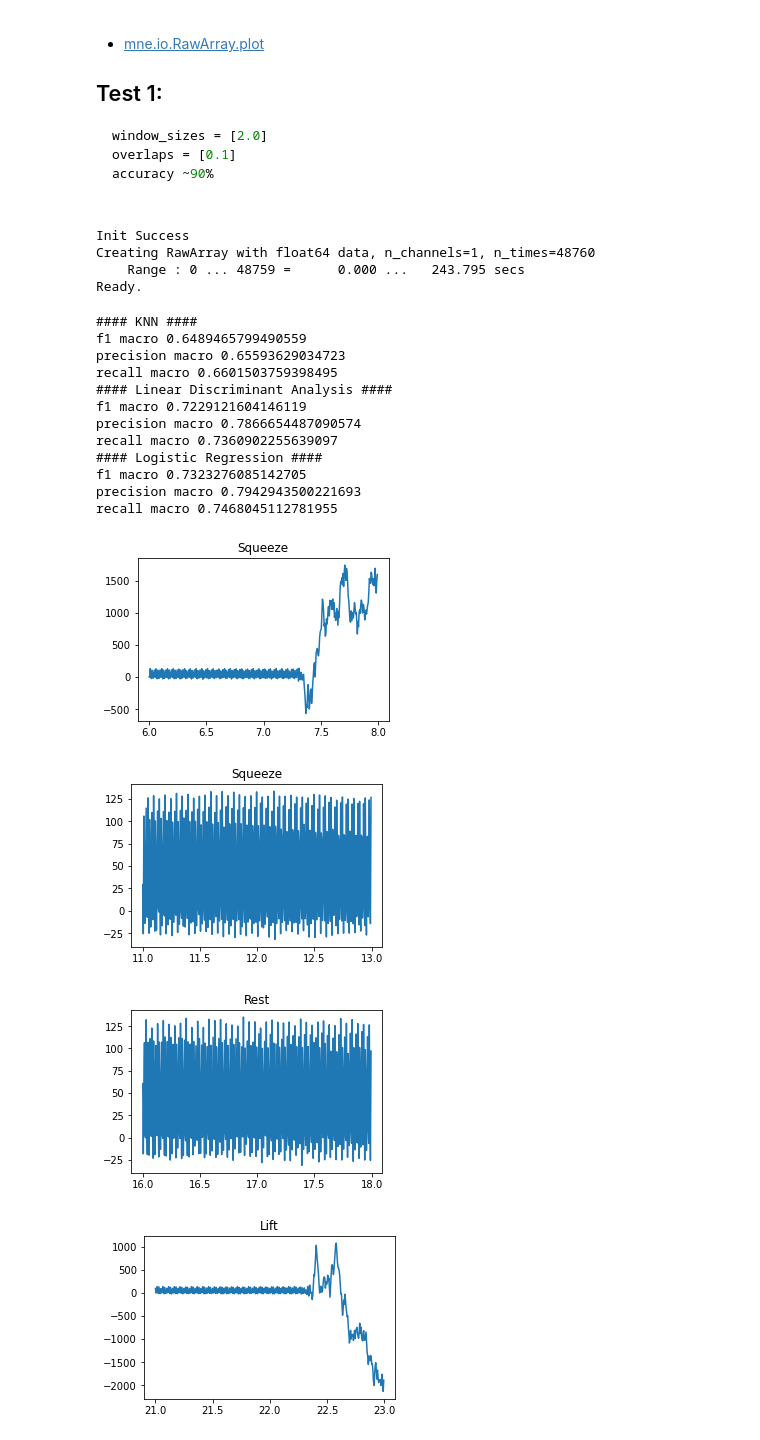
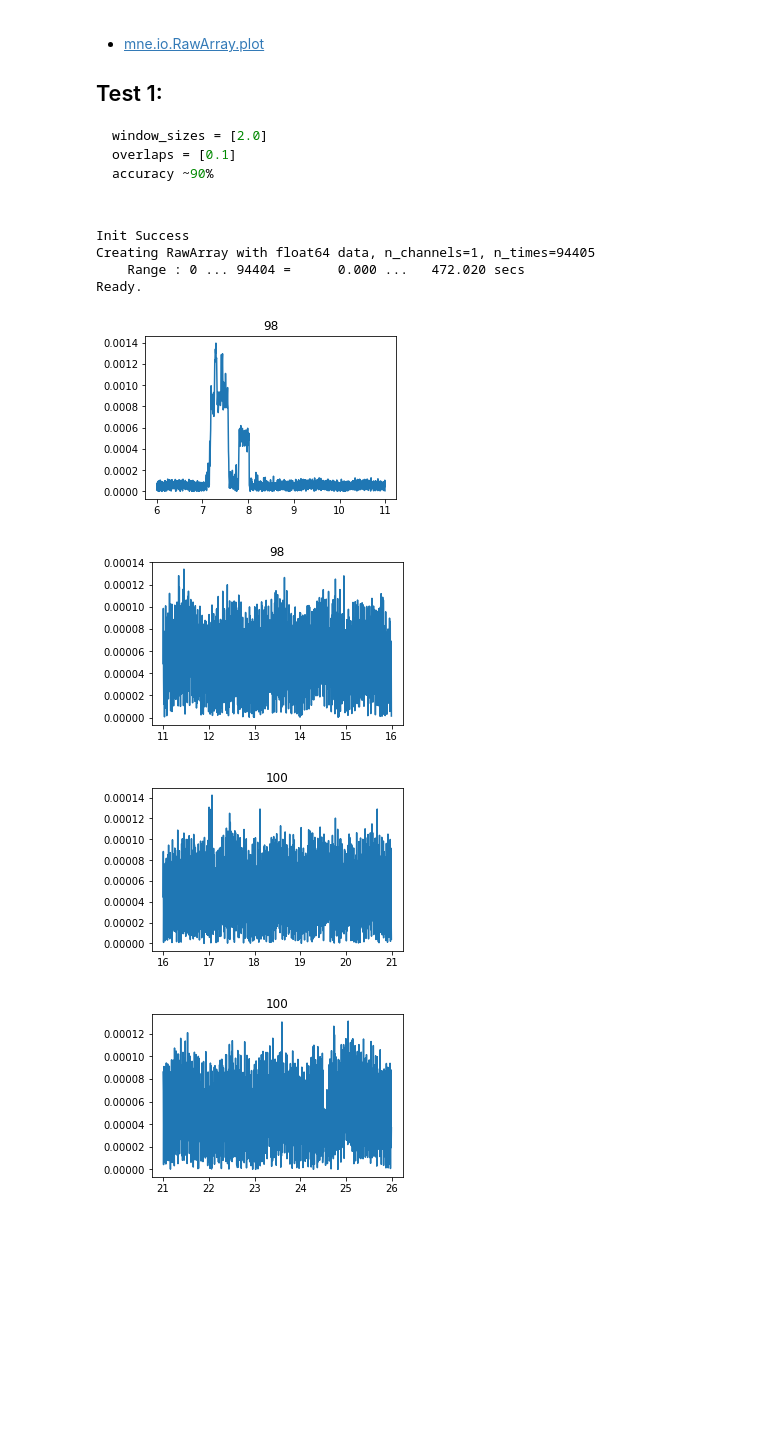
Before and after one commit to htil/PhysioGo, a Jupyter notebook: PhyisoLearn.ipynb, the cells around one changed output. Saved outputs shown, nothing was run; the diff lists cells and outputs as text; code cells hidden in the pictures; blank space fills up the shorter version.

Commit message:
Add rectification example to .ipynb

```diff
--- a/PhyisoLearn.ipynb
+++ b/PhyisoLearn.ipynb
@@ -123,8 +123,12 @@ class PhysioLearn:
         plt.title(title)
         ax.plot(times, data * self.mneFactor)
 
+    def plotBasic(self, title, data, times):
+        fig, ax = plt.subplots(figsize=(4.5, 3))
+        plt.title(title)
+        ax.plot(times, data)
 
-    def featureExtraction(self, window_sizes, overlaps):
+    def featureExtraction(self, epoch_size, window_sizes, overlaps):
         events = self.getEvents()
         e_map = {100: 'Rest', 99: 'Lift', 98: 'Squeeze' }
         window_sizes = window_sizes
@@ -132,15 +136,16 @@ class PhysioLearn:
         overlaps = overlaps
         dataset_x = list()
         dataset_y = list()
-        epochSize = 4
+        epochSize = epoch_size
 
 
         for event in events:
             for num, window_size in enumerate(window_sizes):
                     data, times = self.getEpoch(int(event[0] / self.sfreq), epochSize)
                     cur_pos = 0
+                    #print(data.shape[1])
                     while cur_pos + int(window_size * self.sfreq) < data.shape[1]:
-                        _class = event[2]
+                        _class = event[2] # last column of event file
                         data_in_window = data[:, cur_pos:cur_pos + int(window_size * self.sfreq)]
                         times_in_window = times[cur_pos:cur_pos + int(window_size * self.sfreq)]
                         #print(data.shape, times.shape)
@@ -154,14 +159,14 @@ class PhysioLearn:
                         # returns 2d array with delta - gamma (bands[0])
                         bands = DataFilter.get_avg_band_powers(data_in_window, channels, self.sfreq, True)
                         feature_vector = bands[0]
-                        if (event[2] != 98):
+                        if (event[2] != 99):
                             dataset_x.append(feature_vector)
                             dataset_y.append(e_map[_class])
 
                         # review overlap to make it more intuitive....
                         cur_pos = cur_pos + int(window_size * overlaps[num] * self.sfreq)
         self.dataset = [dataset_x, dataset_y]
-        return dataset_x, dataset_y
+        return self.dataset
 
     def getEpoch(self, start, eventDuration):
         start = start * self.sfreq
@@ -230,56 +235,62 @@ class PhysioLearn:
         print('f1 macro %s' % str(scores.mean()))
         scores = cross_val_score(model, data[0], data[1], cv=5, scoring='precision_macro', n_jobs=8)
         print('precision macro %s' % str(scores.mean()))
         scores = cross_val_score(model, data[0], data[1], cv=5, scoring='recall_macro', n_jobs=8)
         print('recall macro %s' % str(scores.mean()))
 
 
     def train_lda(self, data):
         model = LinearDiscriminantAnalysis()
         print('#### Linear Discriminant Analysis ####')
         scores = cross_val_score(model, data[0], data[1], cv=5, scoring='f1_macro', n_jobs=8)
         print('f1 macro %s' % str(scores.mean()))
         scores = cross_val_score(model, data[0], data[1], cv=5, scoring='precision_macro', n_jobs=8)
         print('precision macro %s' % str(scores.mean()))
         scores = cross_val_score(model, data[0], data[1], cv=5, scoring='recall_macro', n_jobs=8)
         print('recall macro %s' % str(scores.mean()))
         model.fit(data[0], data[1])
         #self.saveObject(model, "models/lda-emg-lift.pkl")
 
 
 def main():
     event_mapping = {'Rest': 100, 'Lift': 99, 'Squeeze': 98}
     #learn = PhysioLearn(1, "emg", event_mapping, "data/events-gen-cleaned-eve.txt")
     learn = PhysioLearn("Crawford_EMG_Model", 1, "emg", event_mapping)
-    learn.readFile("data/trial1.csv")
-    learn.createEvents("data/crawford_events.txt")
-    learn.plotEvents(2)
-    dataset = learn.featureExtraction([2.0], [0.1])
+    learn.readFile("data/crawford_EMG_Test.csv")
+    learn.createEvents("data/crawford_events2.txt")
+    #learn.plotEvents(2)
+    dataset = learn.featureExtraction(4, [2.0], [0.4])
+    print(learn.dataset)
 
     # Train Model
-    learn.train_knn(dataset, 1)
-    learn.train_lda(dataset)
-    learn.train_regression(dataset)
+    #print(dataset[0])
+    #learn.train_knn(dataset, 2)
+    #learn.train_lda(dataset)
+    #learn.train_regression(dataset)
 
-main()
+
+def rectification():
+    event_mapping = {'Rest': 100, 'Lift': 99, 'Squeeze': 98}
+    learn = PhysioLearn("Crawford_EMG_Model", 1, "emg", event_mapping)
+    learn.readFile("data/crawford_EMG_Test.csv")
+    learn.createEvents("data/crawford_events2.txt")
+
+    #Get Events
+    events = learn.getEvents()
+    for x, event in enumerate(events):
+        start = int(events[x][0]/200)
+        data, times = learn.getEpoch(start, 5)
+        data2 = [abs(x) for x in data[0]]
+        learn.plotBasic(str(event[2]), data2, times)
+
+#main()
+rectification()
 # %% [output]
 Init Success
-Creating RawArray with float64 data, n_channels=1, n_times=48760
-    Range : 0 ... 48759 =      0.000 ...   243.795 secs
+Creating RawArray with float64 data, n_channels=1, n_times=94405
+    Range : 0 ... 94404 =      0.000 ...   472.020 secs
 Ready.
-#### KNN ####
-f1 macro 0.6489465799490559
-precision macro 0.65593629034723
-recall macro 0.6601503759398495
-#### Linear Discriminant Analysis ####
-f1 macro 0.7229121604146119
-precision macro 0.7866654487090574
-recall macro 0.7360902255639097
-#### Logistic Regression ####
-f1 macro 0.7323276085142705
-precision macro 0.7942943500221693
-recall macro 0.7468045112781955
-[figure, old version]
+[figure, new version]
-[figure, old version]
+[figure, new version]
-[figure, old version]
+[figure, new version]
-[figure, old version]
+[figure, new version]
```
Also changed, not shown: parts of 2 cells of this notebook, 8 other files.
